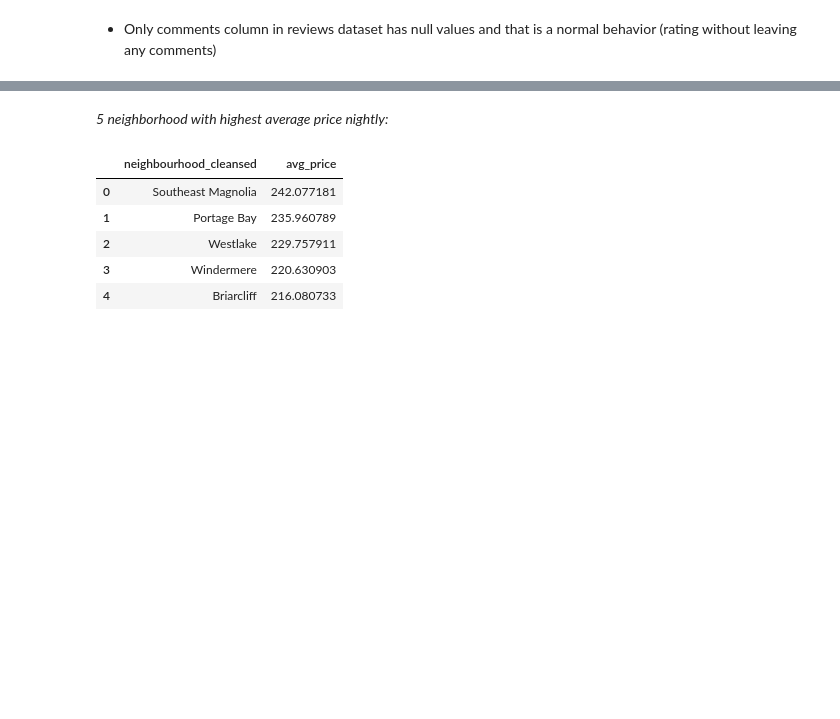
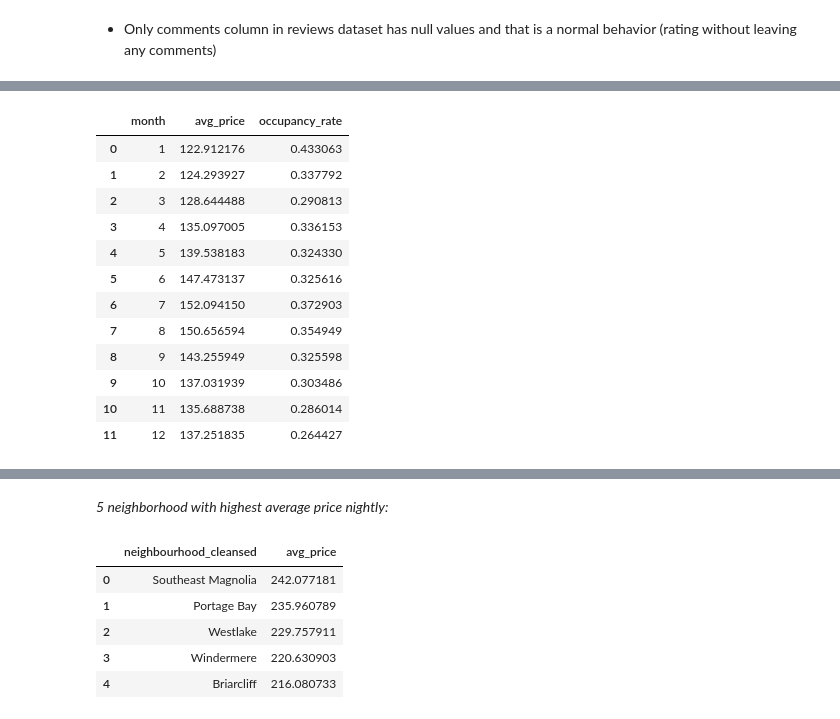
Before and after one commit to tuhuyc3/ds-nano-hh, a Jupyter notebook: main.ipynb, the cells around one changed output, grey strips where cells are left out. Saved outputs shown, nothing was run; the diff lists cells and outputs as text; code cells hidden in the pictures; blank space fills up the shorter version.

```diff
--- a/main.ipynb
+++ b/main.ipynb
@@ -104,0 +153,33 @@ dtype: int64
+# %%
+
+# convert the date column to datetime
+calendar_listing_merged_df['date'] = pd.to_datetime(calendar_listing_merged_df['date'])
+
+# extract month from the date
+calendar_listing_merged_df['month'] = calendar_listing_merged_df['date'].dt.month
+
+# group by month and calculate the average price
+avg_price_by_month = calendar_listing_merged_df.groupby('month')['price'].mean().reset_index()
+avg_price_by_month.columns = ['month','avg_price']
+
+# occupancy Rate
+occupancy_by_month = calendar_listing_merged_df.groupby('month')['available'].apply(lambda x: (x == 'f').sum()/len(x)).reset_index()
+occupancy_by_month.columns = ['month', 'occupancy_rate']
+
+# merge data
+avg_price_and_occupancy_by_month = pd.merge(avg_price_by_month, occupancy_by_month, on = 'month')
+avg_price_and_occupancy_by_month
+# %% [output]
+|  | month | avg_price | occupancy_rate |
+| 0 | 1 | 122.912176 | 0.433063 |
+| 1 | 2 | 124.293927 | 0.337792 |
+| 2 | 3 | 128.644488 | 0.290813 |
+| 3 | 4 | 135.097005 | 0.336153 |
+| 4 | 5 | 139.538183 | 0.324330 |
+| 5 | 6 | 147.473137 | 0.325616 |
+| 6 | 7 | 152.094150 | 0.372903 |
+| 7 | 8 | 150.656594 | 0.354949 |
+| 8 | 9 | 143.255949 | 0.325598 |
+| 9 | 10 | 137.031939 | 0.303486 |
+| 10 | 11 | 135.688738 | 0.286014 |
+| 11 | 12 | 137.251835 | 0.264427 |
```
Also changed, not shown: parts of 46 cells of this notebook, 1 other file.
